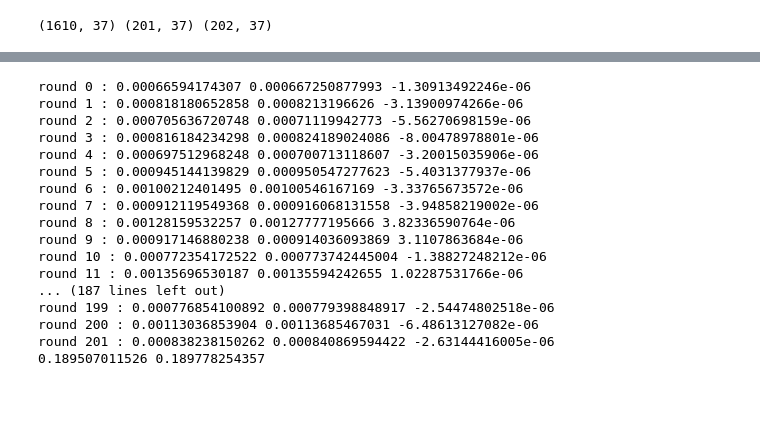
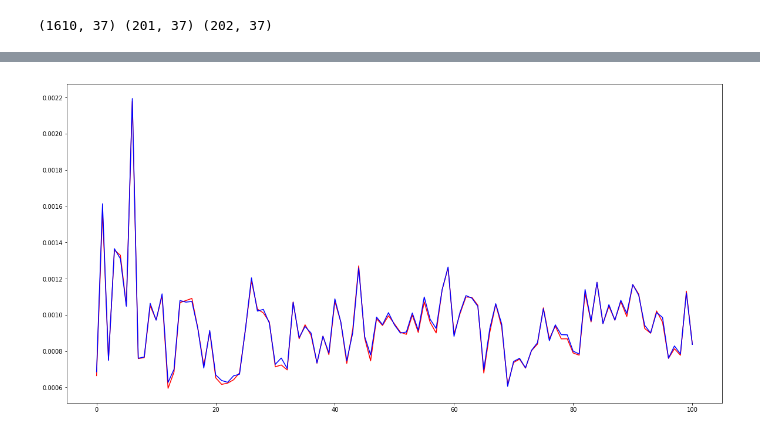
Before and after one commit to Shinnawat19/SeniorProject, a Jupyter notebook: Stock_CNN/CNN_jupyter.ipynb, the cells around one changed output, grey strips where cells are left out. Drawn from its saved outputs; the diff is of its cells as text; code cells hidden in the pictures; blank space fills up the shorter version.

Commit message:
plot graph to compare adam and sgd

```diff
--- a/Stock_CNN/CNN_jupyter.ipynb
+++ b/Stock_CNN/CNN_jupyter.ipynb
@@ -144,7 +147,7 @@ print(y_train.shape, y_validate.shape, y_test.shape)
 # %%
 epochs = 100
 
-model_sgd.fit(x_train, y_train, validation_data = (x_validate, y_validate), epochs = epochs, shuffle = True, batch_size = 100, verbose= 1)
+model_sgd.fit(x_train, y_train, validation_data = (x_validate, y_validate), epochs = epochs, shuffle = True, batch_size = 30, verbose= 1)
 # %% [output]
 Train on 1610 samples, validate on 201 samples
 Epoch 1/100
@@ -166,4 +169,4 @@ Epoch 100/100
 <keras.callbacks.History at 0x...>
 # %%
-model_adam.fit(x_train, y_train, validation_data = (x_validate, y_validate), epochs = epochs, shuffle = True, batch_size = 100, verbose= 1)
+model_adam.fit(x_train, y_train, validation_data = (x_validate, y_validate), epochs = epochs, shuffle = True, batch_size = 30, verbose= 1)
 # %% [output]
@@ -190,36 +193,25 @@ test_sgd = x_test.copy()
 test_adam = x_test.copy()
 # %%
 error_sgd = []
+predict_sgd = []
 for (index, element) in enumerate(y_test):
     predict = model_sgd.predict(test_sgd, verbose = 0)
+    predict_sgd.append(predict[0])
     error_sgd.append(mean_square_error(element, predict[0]))
     test_sgd = findNewXTest(test_sgd, predict[0])
 # %%
 error_adam = []
+predict_adam = []
 for (index, element) in enumerate(y_test):
     predict = model_adam.predict(test_adam, verbose = 0)
+    predict_adam.append(predict[0])
     error_adam.append(mean_square_error(element, predict[0]))
     test_adam = findNewXTest(test_adam, predict[0])
-# %%
-for (index, element) in enumerate(y_test):
-    print("round", index, ":", error_sgd[index], error_adam[index], error_sgd[index] - error_adam[index])
-
-print(sum(error_sgd), sum(error_adam))
-# %% [output]
-round 0 : 0.00066594174307 0.000667250877993 -1.30913492246e-06
-round 1 : 0.000818180652858 0.0008213196626 -3.13900974266e-06
-round 2 : 0.000705636720748 0.00071119942773 -5.56270698159e-06
-round 3 : 0.000816184234298 0.000824189024086 -8.00478978801e-06
-round 4 : 0.000697512968248 0.000700713118607 -3.20015035906e-06
-round 5 : 0.000945144139829 0.000950547277623 -5.4031377937e-06
-round 6 : 0.00100212401495 0.00100546167169 -3.33765673572e-06
-round 7 : 0.000912119549368 0.000916068131558 -3.94858219002e-06
-round 8 : 0.00128159532257 0.00127777195666 3.82336590764e-06
-round 9 : 0.000917146880238 0.000914036093869 3.1107863684e-06
-round 10 : 0.000772354172522 0.000773742445004 -1.38827248212e-06
-round 11 : 0.00135696530187 0.00135594242655 1.02287531766e-06
-... (187 lines left out)
-round 199 : 0.000776854100892 0.000779398848917 -2.54474802518e-06
-round 200 : 0.00113036853904 0.00113685467031 -6.48613127082e-06
-round 201 : 0.000838238150262 0.000840869594422 -2.63144416005e-06
-0.189507011526 0.189778254357
+# %%
+plt.figure(figsize=(20,10))
+plt.plot(error_sgd, 'r')
+plt.plot(error_adam, 'b')
+
+plt.show()
+# %% [output]
+[figure, added]
```
Also changed, not shown: parts of 10 cells of this notebook.
